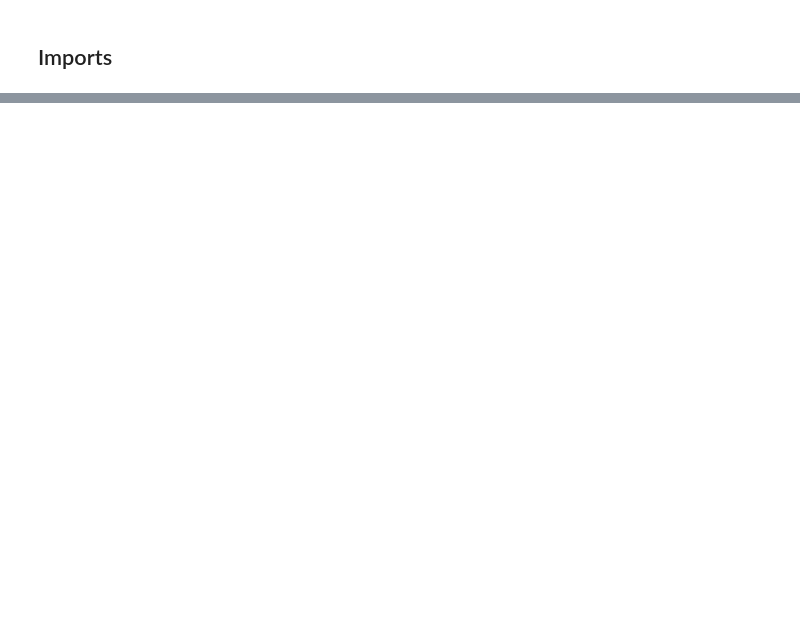
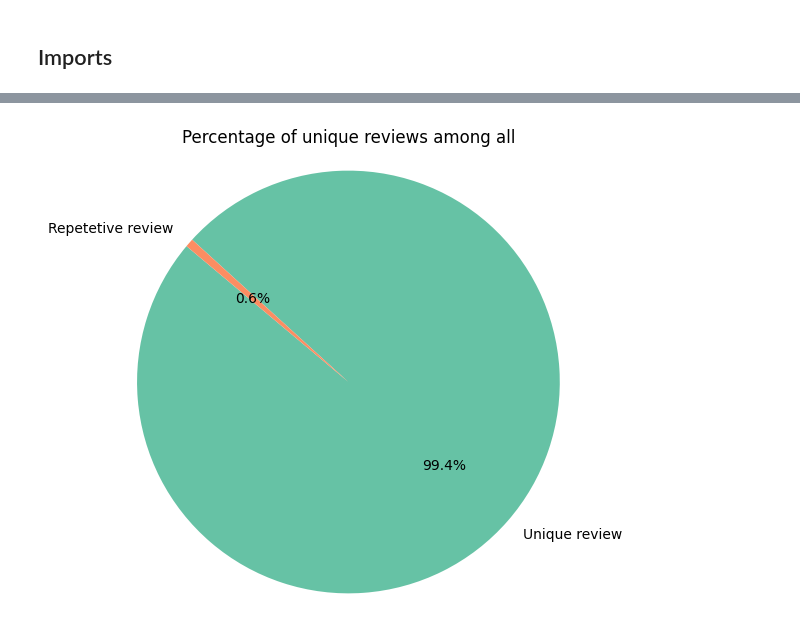
Before and after one commit to EgorBodrov/ods-nlp, a Jupyter notebook: experiments/EDA.ipynb, the cells around one changed output, grey strips where cells are left out. Saved outputs shown, nothing was run; the diff lists cells and outputs as text; code cells hidden in the pictures; blank space fills up the shorter version.

```diff
--- a/experiments/EDA.ipynb
+++ b/experiments/EDA.ipynb
@@ -126,0 +14,3 @@ print(rcv1.data[0])
+# %%
+df = pd.read_csv("/kaggle/input/dsaa-6100-movie-review-sentiment-classification/movie_reviews/movie_reviews.csv")
+df.head()
@@ -126,0 +84,19 @@ print(rcv1.data[0])
+# %%
+all_questions = df["text"]
+
+unique_count = all_questions.nunique()
+total_count = all_questions.shape[0]
+duplicate_count = total_count - unique_count
+
+labels = ['Unique review', 'Repetetive review']
+sizes = [unique_count, duplicate_count]
+colors = ['#66c2a5', '#fc8d62']
+
+plt.figure(figsize=(6, 6))
+plt.pie(sizes, labels=labels, colors=colors, autopct='%.1f%%', startangle=140)
+plt.title("Percentage of unique reviews among all")
+plt.axis('equal')
+plt.savefig("unique.png")
+plt.show()
+# %% [output]
+[figure, added]
```
Also changed, not shown: parts of 38 cells of this notebook.
